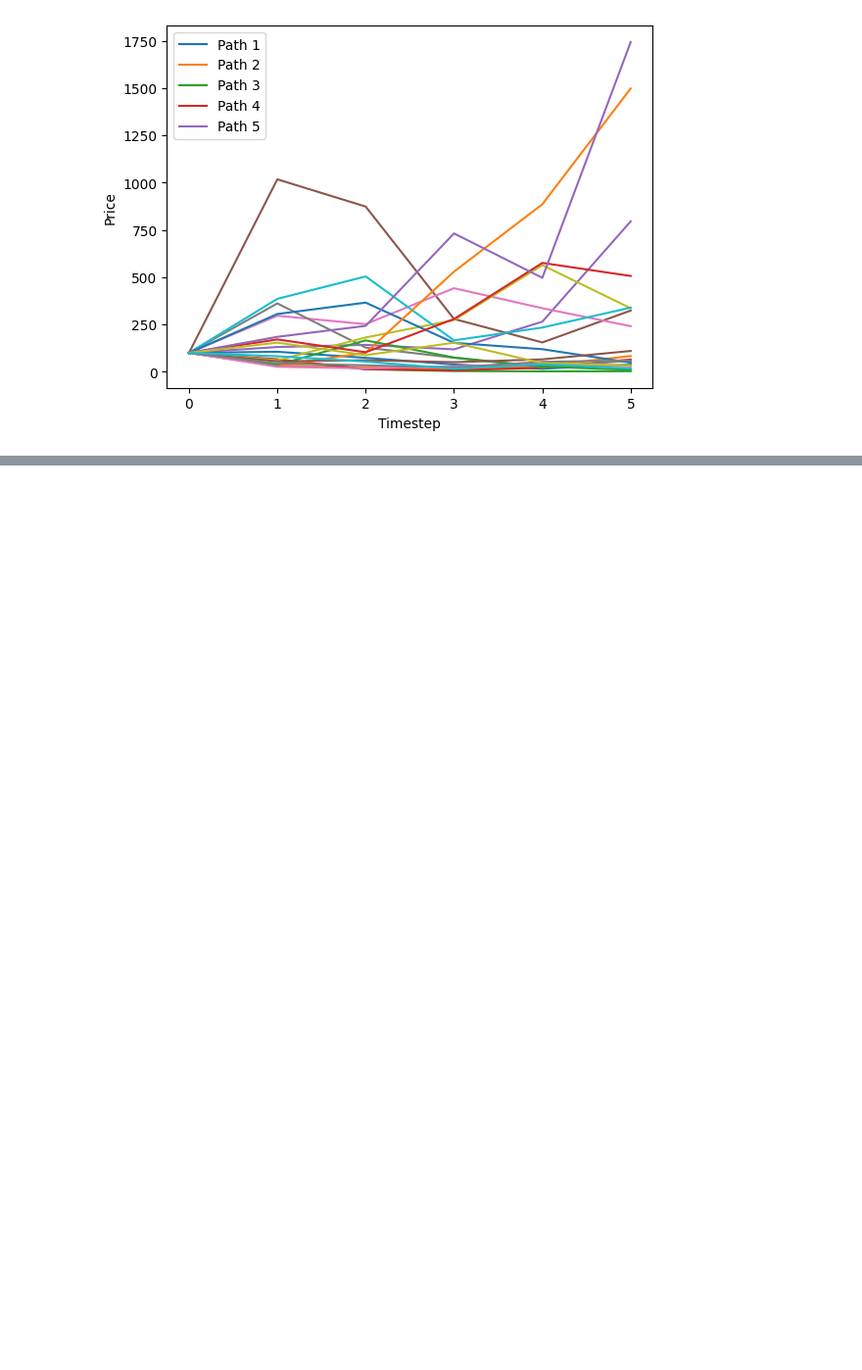
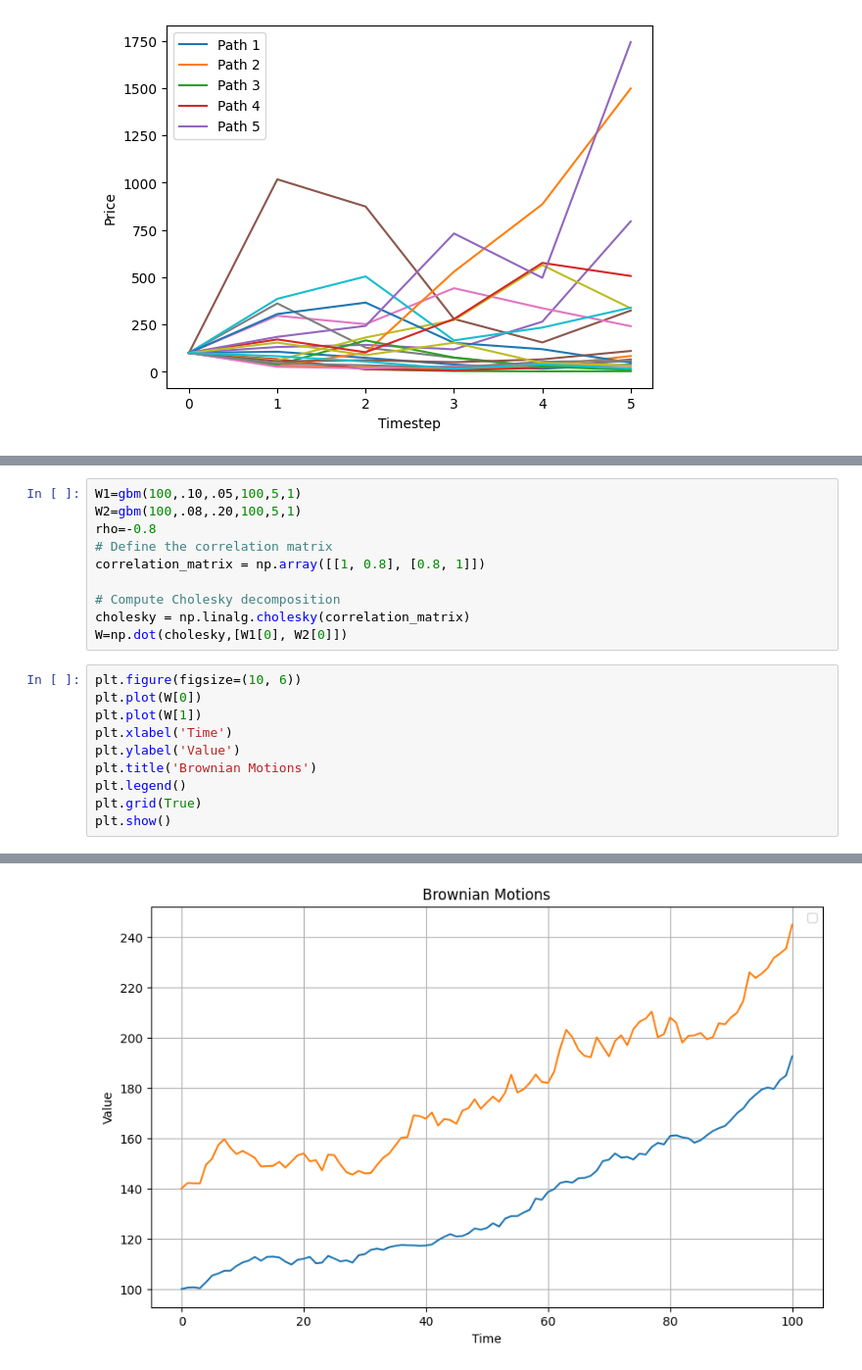
Before and after one commit to jenasatwik/Pricing_financial_instruments, a Jupyter notebook: Evolution of paths.ipynb, the cells around one changed output, grey strips where cells are left out. Shown at 98% size. Saved outputs shown, nothing was run; the diff lists cells and outputs as text; blank space fills up the shorter version.

```diff
--- a/Evolution of paths.ipynb
+++ b/Evolution of paths.ipynb
@@ -30,0 +52,21 @@ plt.show()
+# %%
+W1=gbm(100,.10,.05,100,5,1)
+W2=gbm(100,.08,.20,100,5,1)
+rho=-0.8
+# Define the correlation matrix
+correlation_matrix = np.array([[1, 0.8], [0.8, 1]])
+
+# Compute Cholesky decomposition
+cholesky = np.linalg.cholesky(correlation_matrix)
+W=np.dot(cholesky,[W1[0], W2[0]])
+# %%
+plt.figure(figsize=(10, 6))
+plt.plot(W[0])
+plt.plot(W[1])
+plt.xlabel('Time')
+plt.ylabel('Value')
+plt.title('Brownian Motions')
+plt.legend()
+plt.grid(True)
+plt.show()
+# %% [output]
@@ -30,0 +74 @@ plt.show()
+[figure, added]
```
Also changed, not shown: parts of 6 cells of this notebook.
